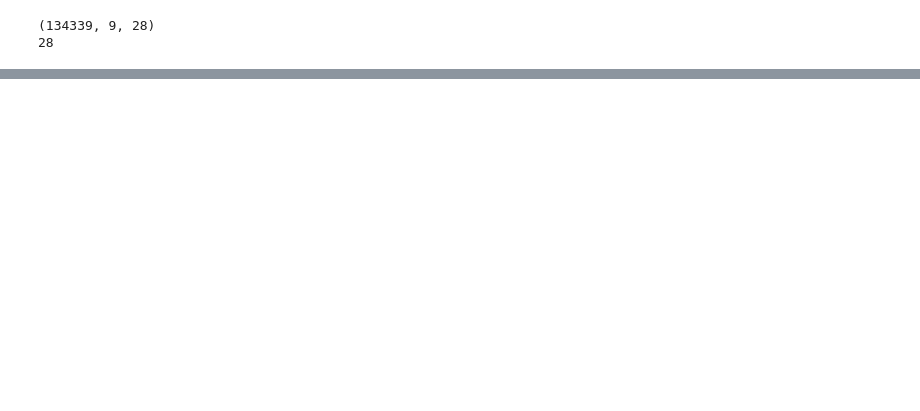
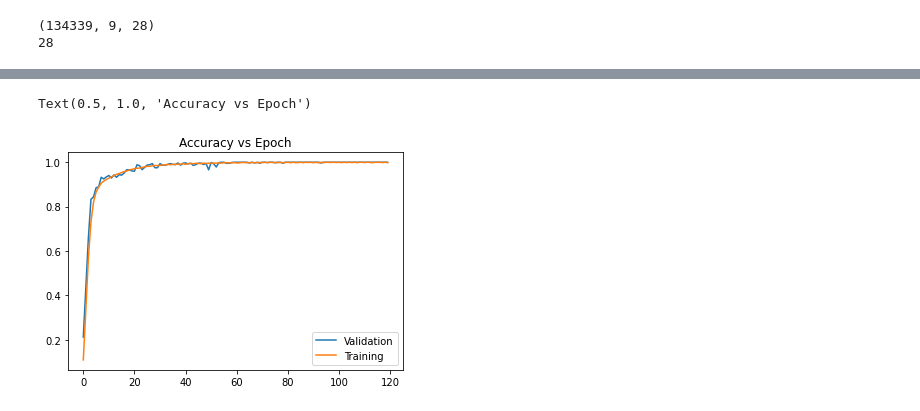
Before and after one commit to wereign/ditto, a Jupyter notebook: caesar_seq2seq.ipynb, the cells around one changed output, grey strips where cells are left out. Drawn from its saved outputs; the diff is of its cells as text; code cells hidden in the pictures; blank space fills up the shorter version.

```diff
--- a/caesar_seq2seq.ipynb
+++ b/caesar_seq2seq.ipynb
@@ -279,0 +301,8 @@ Epoch 15/15
+# %%
+sns.lineplot(x=epochs, y=val_acc, label='Validation')
+sns.lineplot(x=epochs, y=acc, label='Training')
+plt.legend()
+plt.title('Accuracy vs Epoch')
+# %% [output]
+Text(0.5, 1.0, 'Accuracy vs Epoch')
+[figure, added]
```
Also changed, not shown: parts of 6 cells of this notebook, 5 other files.
